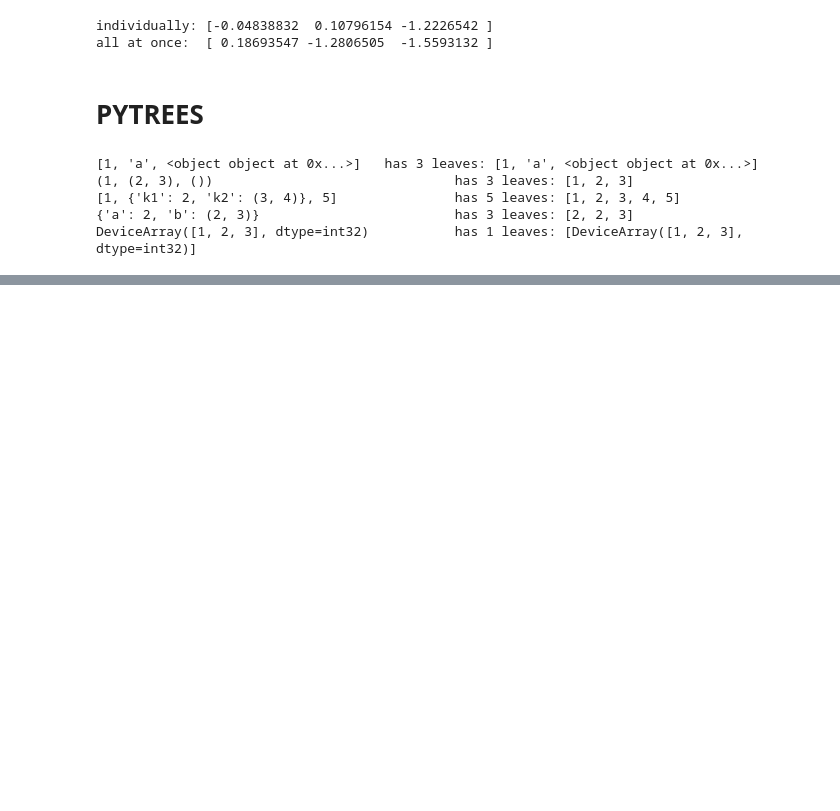
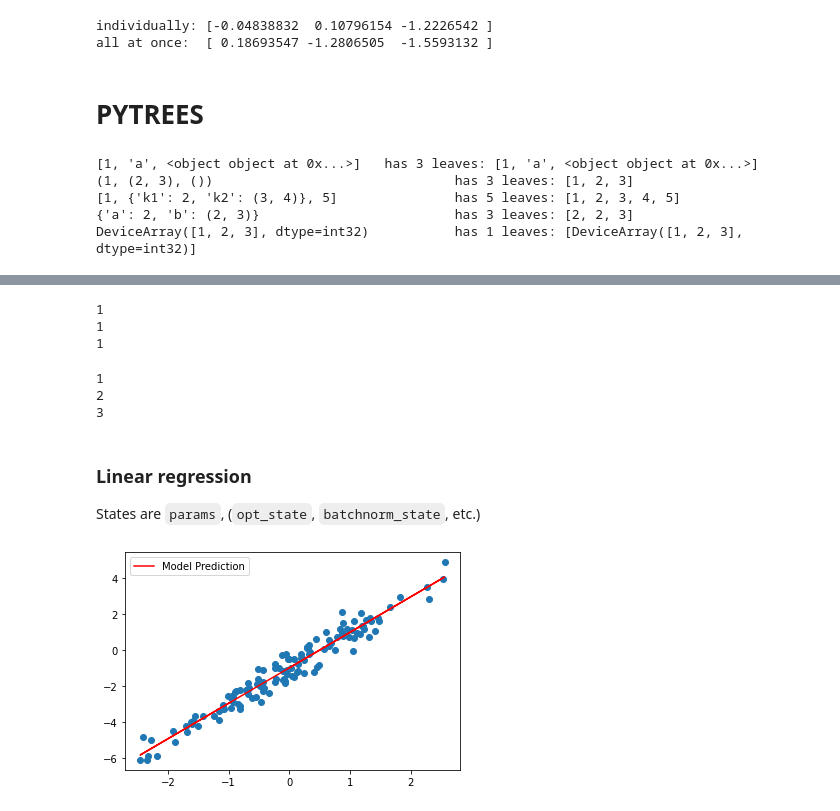
Before and after one commit to Juno-T/jax-rl, a Jupyter notebook: learn_jax/in_depth.ipynb, the cells around one changed output, grey strips where cells are left out. Cells and saved outputs as stored; diff of their text form; code cells hidden in the pictures; blank space fills up the shorter version.

```diff
--- a/learn_jax/in_depth.ipynb
+++ b/learn_jax/in_depth.ipynb
@@ -385,0 +640,35 @@ DeviceArray([1, 2, 3], dtype=int32)           has 1 leaves: [DeviceArray([1, 2,
+# %%
+counter.reset()
+fast_count = jax.jit(counter.count)
+
+for _ in range(3):
+  print(fast_count())
+# %% [output]
+1
+1
+1
+# %%
+from typing import Tuple
+
+CounterState = int
+
+class CounterV2:
+
+  def count(self, n: CounterState) -> Tuple[int, CounterState]: # make state an argument!
+    # You could just return n+1, but here we separate its role as
+    # the output and as the counter state for didactic purposes.
+    return n+1, n+1 # return updated state
+
+  def reset(self) -> CounterState:
+    return 0
+
+counter = CounterV2()
+state = counter.reset()
+
+for _ in range(3):
+  value, state = counter.count(state)
+  print(value)
+# %% [output]
+1
+2
+3
@@ -385,0 +688,3 @@ DeviceArray([1, 2, 3], dtype=int32)           has 1 leaves: [DeviceArray([1, 2,
+# %% [markdown]
+### Linear regression
+States are `params`, (`opt_state`, `batchnorm_state`, etc.)
@@ -385,0 +732,22 @@ DeviceArray([1, 2, 3], dtype=int32)           has 1 leaves: [DeviceArray([1, 2,
+# %%
+import matplotlib.pyplot as plt
+
+rng = jax.random.PRNGKey(42)
+
+# Generate true data from y = w*x + b + noise
+true_w, true_b = 2, -1
+x_rng, noise_rng = jax.random.split(rng)
+xs = jax.random.normal(x_rng, (128, 1))
+noise = jax.random.normal(noise_rng, (128, 1)) * 0.5
+ys = xs * true_w + true_b + noise
+
+# Fit regression
+params = init(rng)
+for _ in range(1000):
+  params = update(params, xs, ys)
+
+plt.scatter(xs, ys)
+plt.plot(xs, params.weight * xs + params.bias, c='red', label='Model Prediction')
+plt.legend();
+# %% [output]
+[figure, added]
```
Also changed, not shown: parts of 29 cells of this notebook.
